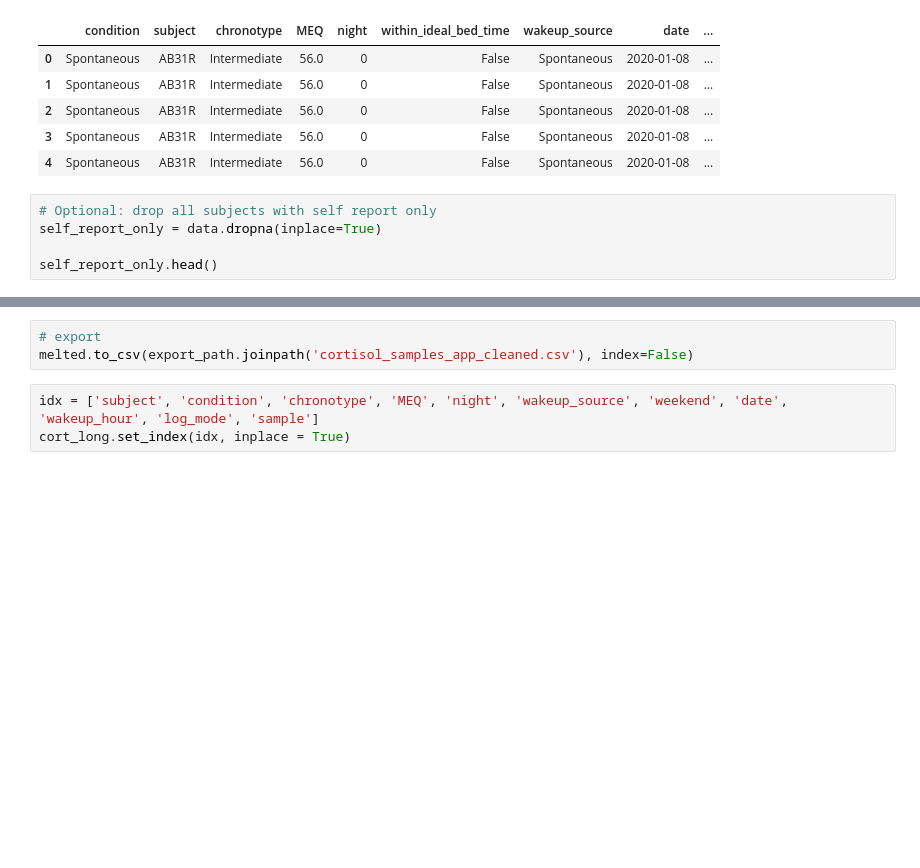
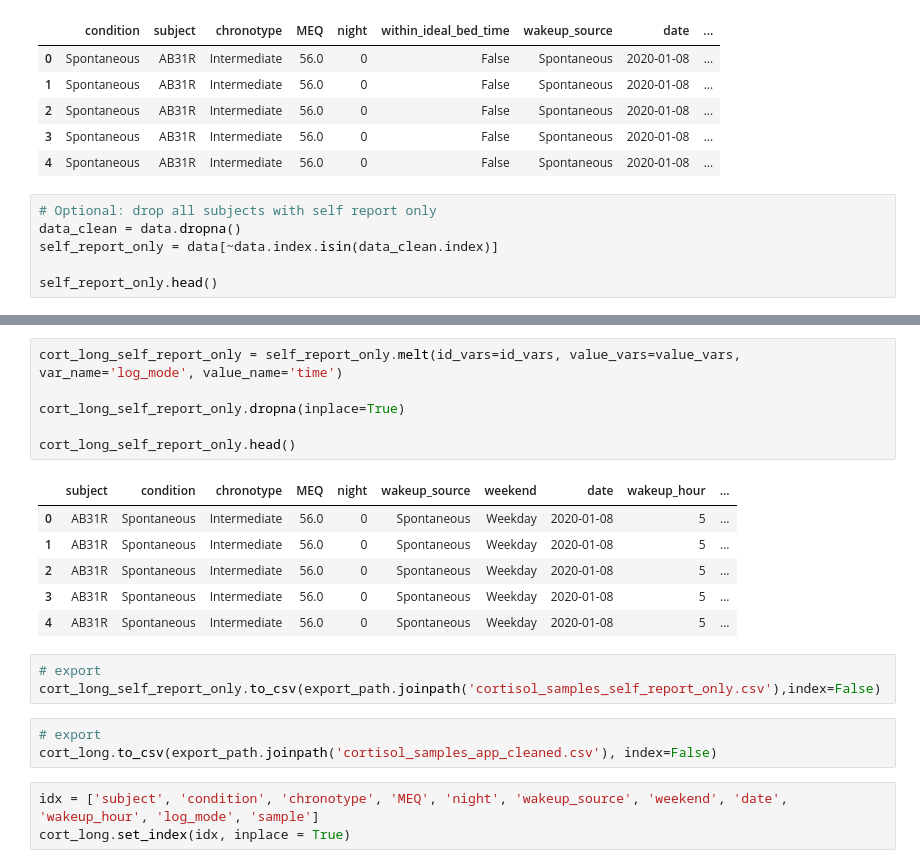
Before and after one commit to mad-lab-fau/carwatch-analysis, a Jupyter notebook: notebooks/data_processing/Saliva_Processing_App.ipynb, the cells around one changed output, grey strips where cells are left out. Cells and saved outputs as stored; diff of their text form; blank space fills up the shorter version.

```diff
--- a/notebooks/data_processing/Saliva_Processing_App.ipynb
+++ b/notebooks/data_processing/Saliva_Processing_App.ipynb
@@ -180,7 +177,8 @@ data.head()
 | 4 | Spontaneous | AB31R | Intermediate | 56.0 | 0 | False | Spontaneous | 2020-01-08 | ... |
 # %%
 # Optional: drop all subjects with self report only
-self_report_only = data.dropna(inplace=True)
+data_clean = data.dropna()
+self_report_only = data[~data.index.isin(data_clean.index)]
 
 self_report_only.head()
 # %% [output]
@@ -206,6 +209,22 @@ cort_long.head()
+# %%
+cort_long_self_report_only = self_report_only.melt(id_vars=id_vars, value_vars=value_vars, var_name='log_mode', value_name='time')
+
+cort_long_self_report_only.dropna(inplace=True)
+
+cort_long_self_report_only.head()
+# %% [output]
+|  | subject | condition | chronotype | MEQ | night | wakeup_source | weekend | date | wakeup_hour | ... |
+| 0 | AB31R | Spontaneous | Intermediate | 56.0 | 0 | Spontaneous | Weekday | 2020-01-08 | 5 | ... |
+| 1 | AB31R | Spontaneous | Intermediate | 56.0 | 0 | Spontaneous | Weekday | 2020-01-08 | 5 | ... |
+| 2 | AB31R | Spontaneous | Intermediate | 56.0 | 0 | Spontaneous | Weekday | 2020-01-08 | 5 | ... |
+| 3 | AB31R | Spontaneous | Intermediate | 56.0 | 0 | Spontaneous | Weekday | 2020-01-08 | 5 | ... |
+| 4 | AB31R | Spontaneous | Intermediate | 56.0 | 0 | Spontaneous | Weekday | 2020-01-08 | 5 | ... |
+# %%
+# export
+cort_long_self_report_only.to_csv(export_path.joinpath('cortisol_samples_self_report_only.csv'),index=False)
 # %%
 # export
-melted.to_csv(export_path.joinpath('cortisol_samples_app_cleaned.csv'), index=False)
+cort_long.to_csv(export_path.joinpath('cortisol_samples_app_cleaned.csv'), index=False)
 # %%
 idx = ['subject', 'condition', 'chronotype', 'MEQ', 'night', 'wakeup_source', 'weekend', 'date', 'wakeup_hour', 'log_mode', 'sample']
 cort_long.set_index(idx, inplace = True)
```
Also changed, not shown: parts of 4 cells of this notebook, 2 other files.
